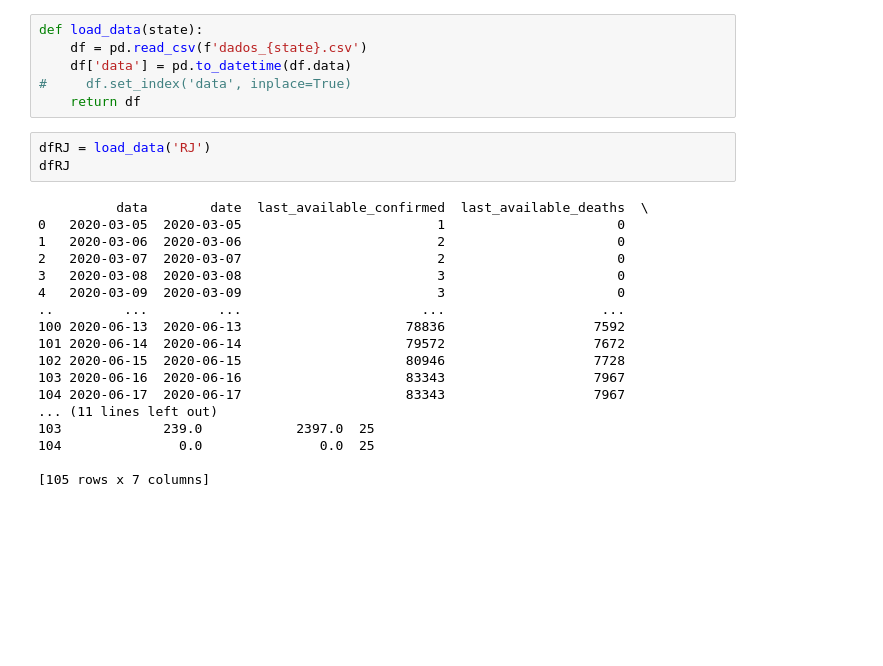
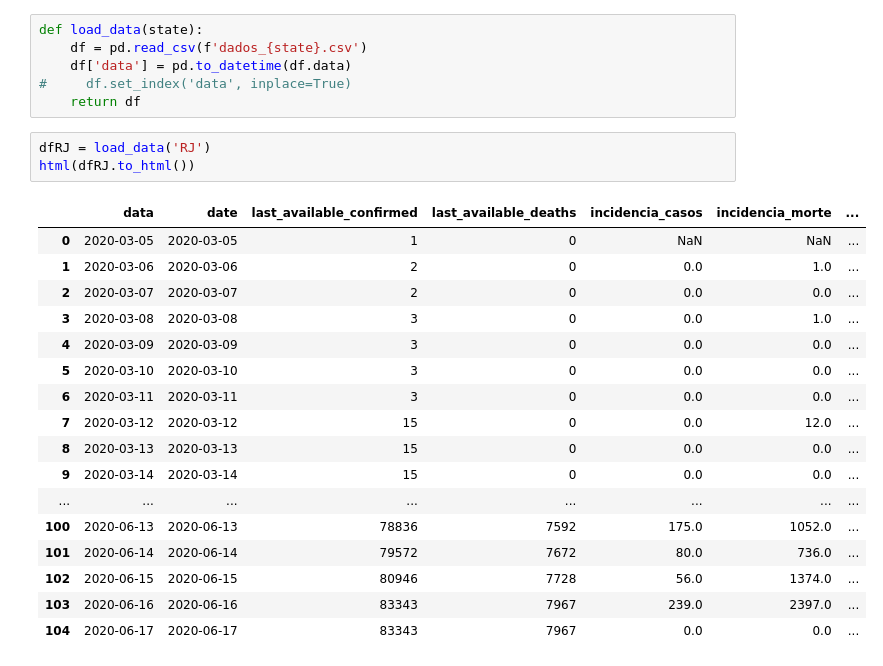
Before and after one commit to fccoelho/Modelagem-Matematica-IV, a Jupyter notebook: Planilhas Sage/Suplemento 2 - o Modelo SEIAHR.ipynb, the cells around one changed output. Drawn from its saved outputs; the diff is of its cells as text; blank space fills up the shorter version.

```diff
--- a/Planilhas Sage/Suplemento 2 - o Modelo SEIAHR.ipynb
+++ b/Planilhas Sage/Suplemento 2 - o Modelo SEIAHR.ipynb
@@ -90,23 +111,23 @@ def load_data(state):
     return df
 # %%
 dfRJ = load_data('RJ')
-dfRJ
+html(dfRJ.to_html())
 # %% [output]
-          data        date  last_available_confirmed  last_available_deaths  \
-0   2020-03-05  2020-03-05                         1                      0
-1   2020-03-06  2020-03-06                         2                      0
-2   2020-03-07  2020-03-07                         2                      0
-3   2020-03-08  2020-03-08                         3                      0
-4   2020-03-09  2020-03-09                         3                      0
-..         ...         ...                       ...                    ...
-100 2020-06-13  2020-06-13                     78836                   7592
-101 2020-06-14  2020-06-14                     79572                   7672
-102 2020-06-15  2020-06-15                     80946                   7728
-103 2020-06-16  2020-06-16                     83343                   7967
-104 2020-06-17  2020-06-17                     83343                   7967
-... (11 lines left out)
-103             239.0            2397.0  25
-104               0.0               0.0  25
-
-[105 rows x 7 columns]
+|  | data | date | last_available_confirmed | last_available_deaths | incidencia_casos | incidencia_morte | ... |
+| 0 | 2020-03-05 | 2020-03-05 | 1 | 0 | NaN | NaN | ... |
+| 1 | 2020-03-06 | 2020-03-06 | 2 | 0 | 0.0 | 1.0 | ... |
+| 2 | 2020-03-07 | 2020-03-07 | 2 | 0 | 0.0 | 0.0 | ... |
+| 3 | 2020-03-08 | 2020-03-08 | 3 | 0 | 0.0 | 1.0 | ... |
+| 4 | 2020-03-09 | 2020-03-09 | 3 | 0 | 0.0 | 0.0 | ... |
+| 5 | 2020-03-10 | 2020-03-10 | 3 | 0 | 0.0 | 0.0 | ... |
+| 6 | 2020-03-11 | 2020-03-11 | 3 | 0 | 0.0 | 0.0 | ... |
+| 7 | 2020-03-12 | 2020-03-12 | 15 | 0 | 0.0 | 12.0 | ... |
+| 8 | 2020-03-13 | 2020-03-13 | 15 | 0 | 0.0 | 0.0 | ... |
+| 9 | 2020-03-14 | 2020-03-14 | 15 | 0 | 0.0 | 0.0 | ... |
+| ... | ... | ... | ... | ... | ... | ... | ... |
+| 100 | 2020-06-13 | 2020-06-13 | 78836 | 7592 | 175.0 | 1052.0 | ... |
+| 101 | 2020-06-14 | 2020-06-14 | 79572 | 7672 | 80.0 | 736.0 | ... |
+| 102 | 2020-06-15 | 2020-06-15 | 80946 | 7728 | 56.0 | 1374.0 | ... |
+| 103 | 2020-06-16 | 2020-06-16 | 83343 | 7967 | 239.0 | 2397.0 | ... |
+| 104 | 2020-06-17 | 2020-06-17 | 83343 | 7967 | 0.0 | 0.0 | ... |
 # %%
```
Also changed, not shown: parts of 22 cells of this notebook, 1 other file.
